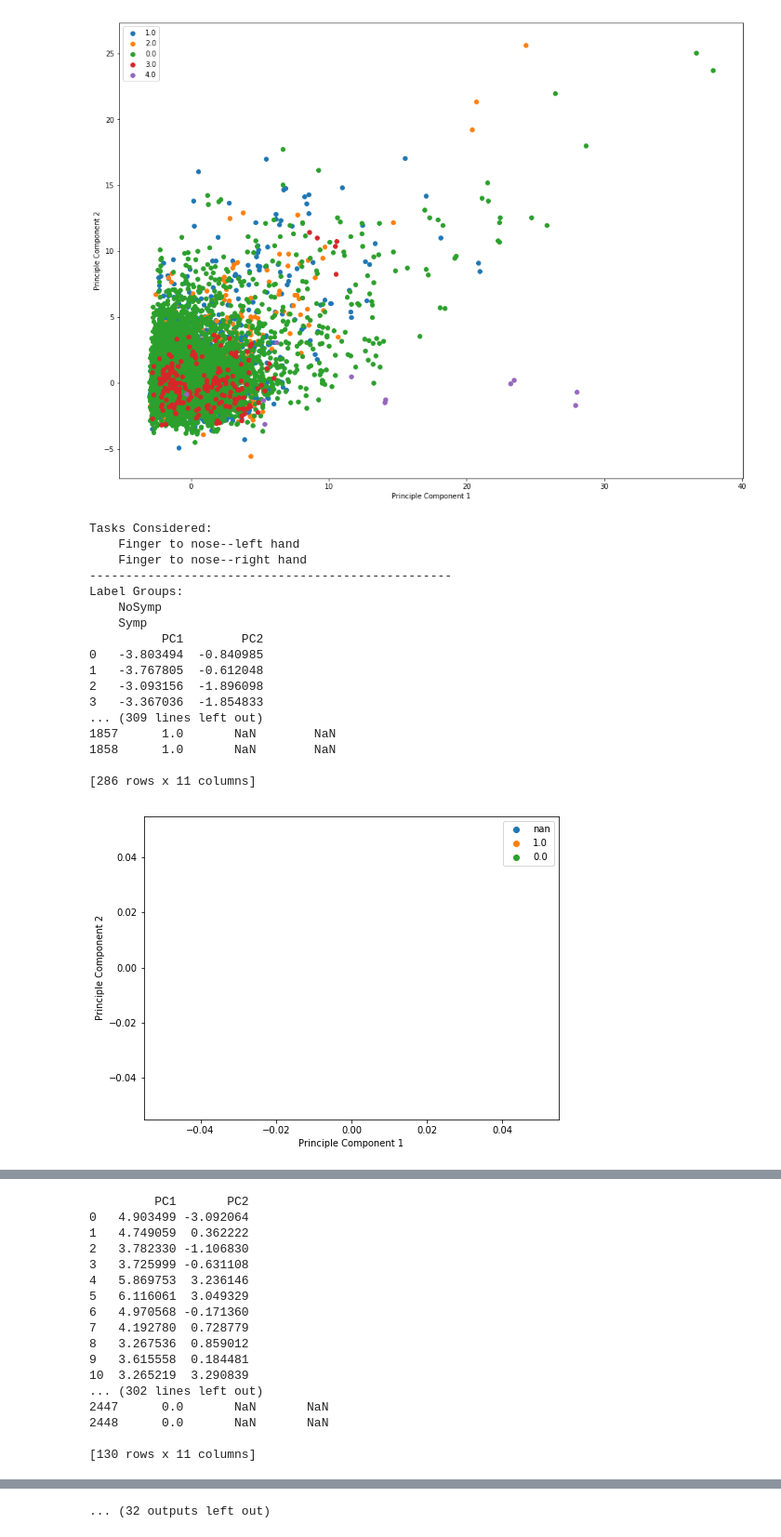
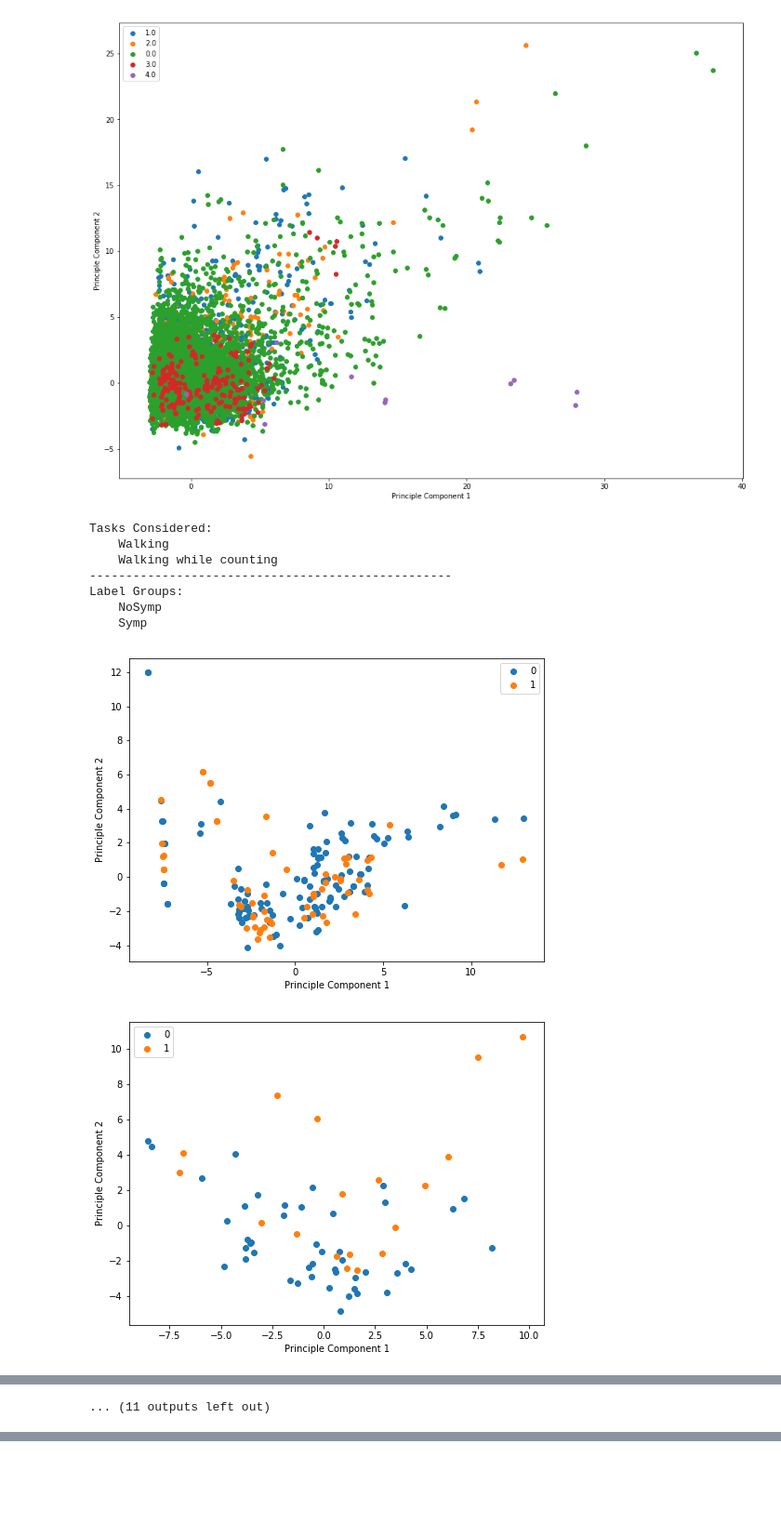
Before and after one commit to nshawen/CIS_PD, a Jupyter notebook: WatchDataPCAClustering.ipynb, the cells around one changed output, grey strips where cells are left out. Shown at 93% size. Cells and saved outputs as stored; diff of their text form; code cells hidden in the pictures; blank space fills up the shorter version.

```diff
--- a/WatchDataPCAClustering.ipynb
+++ b/WatchDataPCAClustering.ipynb
@@ -200,13 +200,10 @@ def TrainTestCluster(tasks, newLab, groups, bestFeatIdx):
 
         pca = PCA(n_components = 2)
         princComp = pca.fit_transform(Features)
-        princComp = pd.DataFrame(princComp, columns = ['PC1', 'PC2'])
-        print(princComp)
-        print(MetaData)
+        princComp = pd.DataFrame(princComp, columns = ['PC1', 'PC2'], index = MetaData.index)
 
         # CURRENT ISSUE WITH CONCATENATION
         DataPCA = pd.concat([MetaData, princComp], axis = 1)
-        print(DataPCA)
 
         plt.figure(figsize = (8, 6))
 
@@ -224,41 +221,32 @@ def TrainTestCluster(tasks, newLab, groups, bestFeatIdx):
 # %%
 ### TASKS
 # tasks = ['Drnkg', 'Drwg', 'Fldg', 'FtnL', 'FtnR', 'NtsBts', 'RamL', 'RamR', 'Sheets', 'Sitng', 'SitStand', 'Stndg', 'Typg', 'Wlkg', 'WlkgCnt']
 # tasks = ['RamL', 'RamR']
-tasks = ['FtnL', 'FtnR']
+# tasks = ['FtnL', 'FtnR']
 # tasks = ['Sitng', 'Stndg', 'Drwg']
-# tasks = ['Wlkg', 'WlkgCnt']
+tasks = ['Wlkg', 'WlkgCnt']
 # tasks = ['Fldg', 'Sheets', 'Drnkg', 'NtsBts', 'Typg']
 
 ### NEWLAB, GROUPS
 # newLab, groups = ['Excld', 'Ram', 'Ftn', 'Rest', 'Wlkg', 'FinMot'], [['SitStand'], ['RamL', 'RamR'], ['FtnL', 'FtnR'], ['Sitng', 'Stndg', 'Drwg'], ['Wlkg', 'WlkgCnt'], ['Fldg', 'Sheets', 'Drnkg', 'NtsBts', 'Typg']]
 newLab, groups = ['NoSymp', 'Symp'], [[float(0)], [float(1), float(2), float(3), float(4)]]
 # newLab, groups = [], []
 
 bestFeatIdx = []
 
 ## RERUN MODEL WITH ONLY N MOST IMPORTANT FEATURES
 # model, FeatImp = TrainTestModel(label_type, tasks, newLab, groups, bestFeatIdx)
 # AvgFeatImp = np.mean(FeatImp, axis = 0)
 # bestFeatIdx = list(AvgFeatImp.argsort()[-10:][::-1])
 
 DataClusters, km = TrainTestCluster(tasks, newLab, groups, bestFeatIdx)
 # %% [output]
 Tasks Considered:
-    Finger to nose--left hand
-    Finger to nose--right hand
+    Walking
+    Walking while counting
 --------------------------------------------------
 Label Groups:
     NoSymp
     Symp
-          PC1        PC2
-0   -3.803494  -0.840985
-1   -3.767805  -0.612048
-2   -3.093156  -1.896098
-3   -3.367036  -1.854833
-... (309 lines left out)
-1857      1.0       NaN        NaN
-1858      1.0       NaN        NaN
-
-[286 rows x 11 columns]
-[figure, old version]
+[figure, new version]
+[figure, new version]
@@ -265,17 +262 @@ Label Groups:
-         PC1       PC2
-0   4.903499 -3.092064
-1   4.749059  0.362222
-2   3.782330 -1.106830
-3   3.725999 -0.631108
-4   5.869753  3.236146
-5   6.116061  3.049329
-6   4.970568 -0.171360
-7   4.192780  0.728779
-8   3.267536  0.859012
-9   3.615558  0.184481
-10  3.265219  3.290839
-... (302 lines left out)
-2447      0.0       NaN       NaN
-2448      0.0       NaN       NaN
-
-[130 rows x 11 columns]
+... (11 outputs left out)
@@ -355 +262,0 @@ Label Groups:
-... (32 outputs left out)
```
Also changed, not shown: parts of 4 cells of this notebook.
